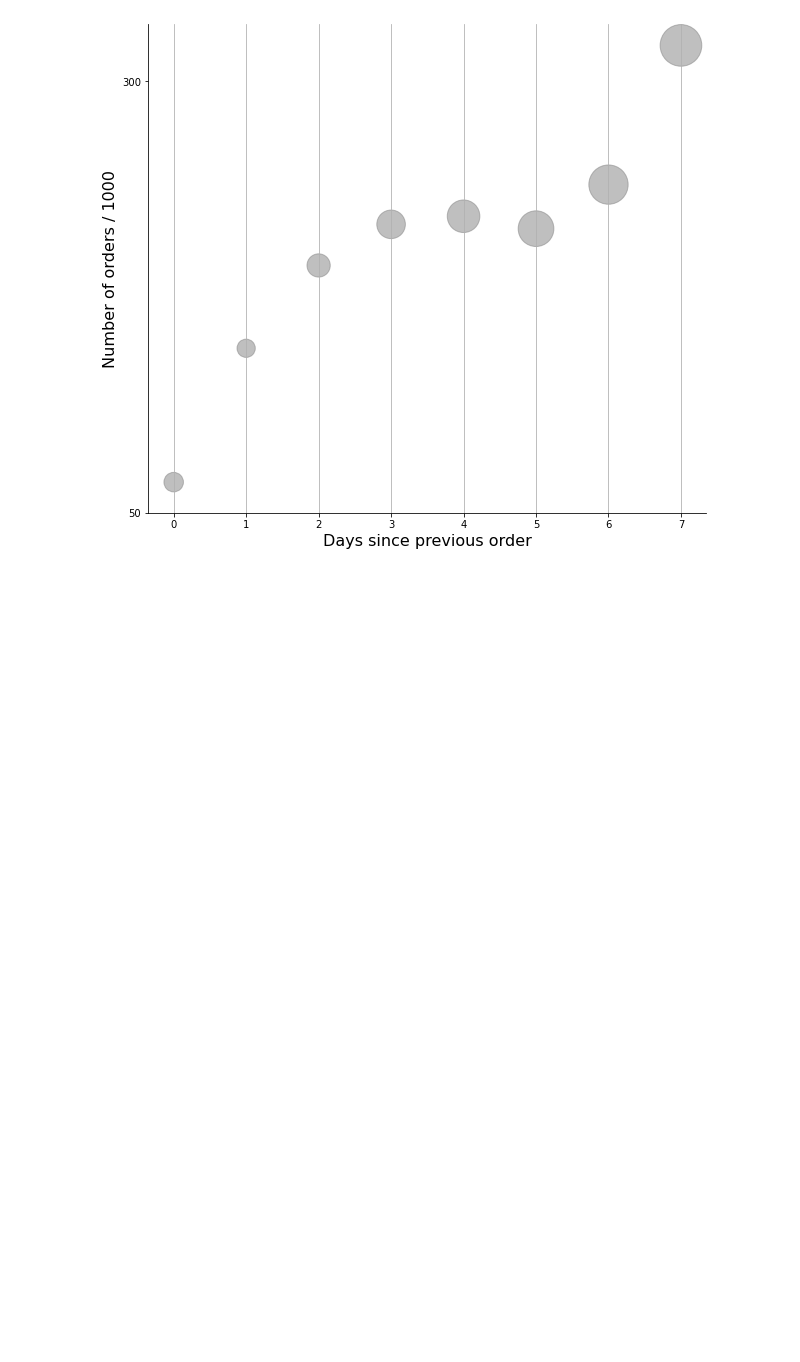
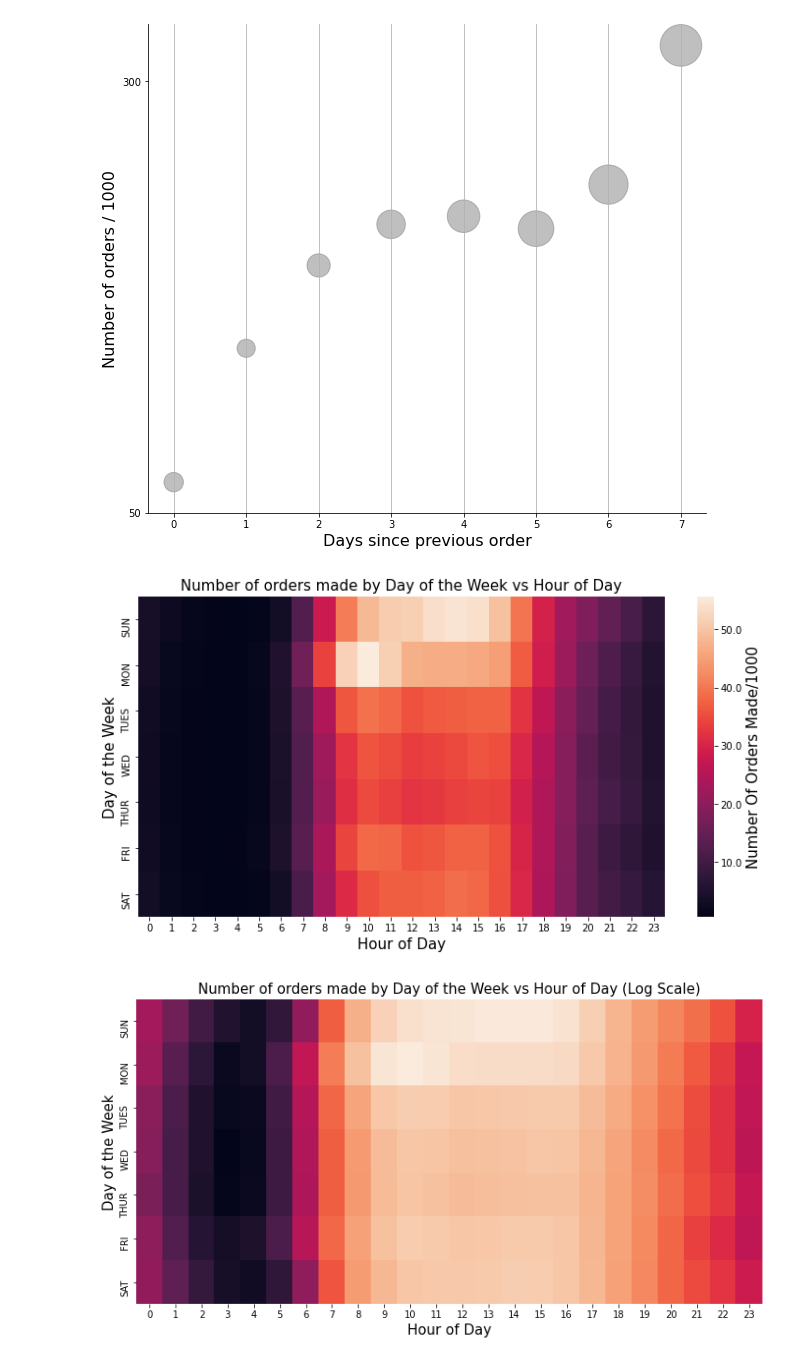
Before and after one commit to shakeel-m-s/Instacart_Database_Insights, a Jupyter notebook: documentation notebook.ipynb, the cells around one changed output. Saved outputs shown, nothing was run; the diff lists cells and outputs as text; code cells hidden in the pictures; blank space fills up the shorter version.

Commit message:
added heatmap

```diff
--- a/documentation notebook.ipynb
+++ b/documentation notebook.ipynb
@@ -12,3 +12,8 @@ analysis.numOrderDaysSizeBubble('./instacart-market-basket-analysis')
 # %% [output]
 [figure]
 [figure]
+# %%
+analysis.orderTimeHeatMaps('./instacart-market-basket-analysis')
+# %% [output]
+[figure, added]
+[figure, added]
```
Also changed, not shown: 1 other file.
